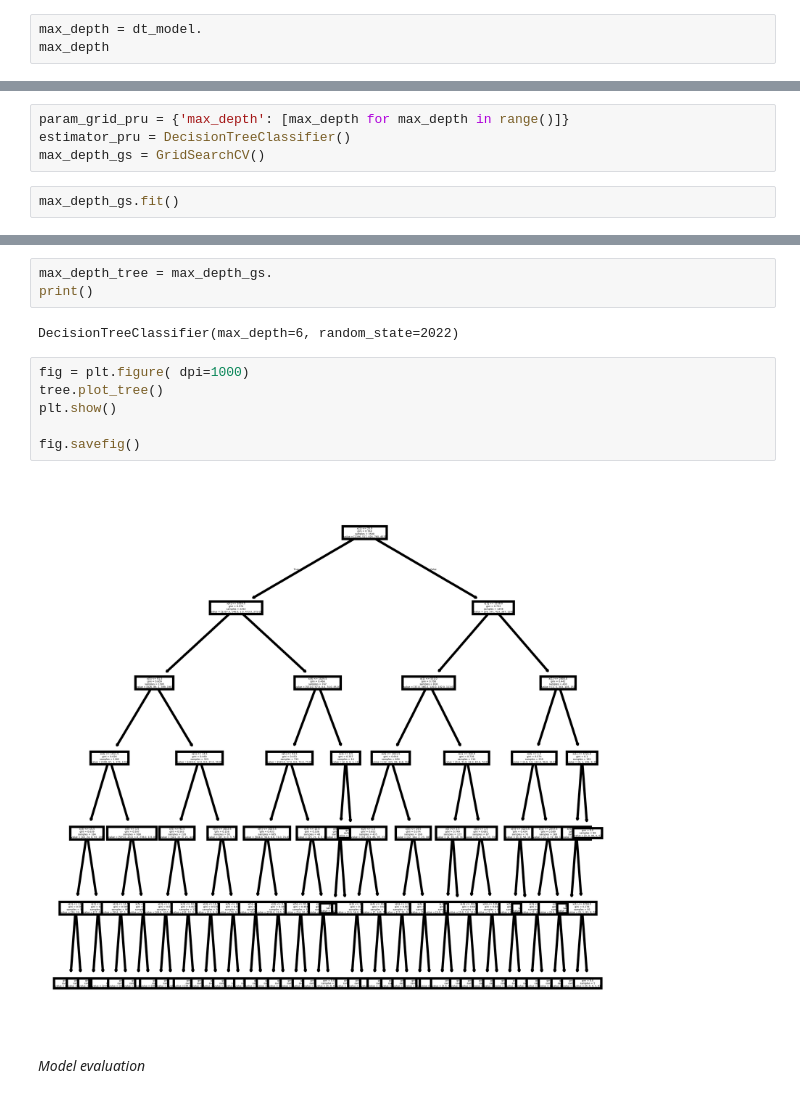
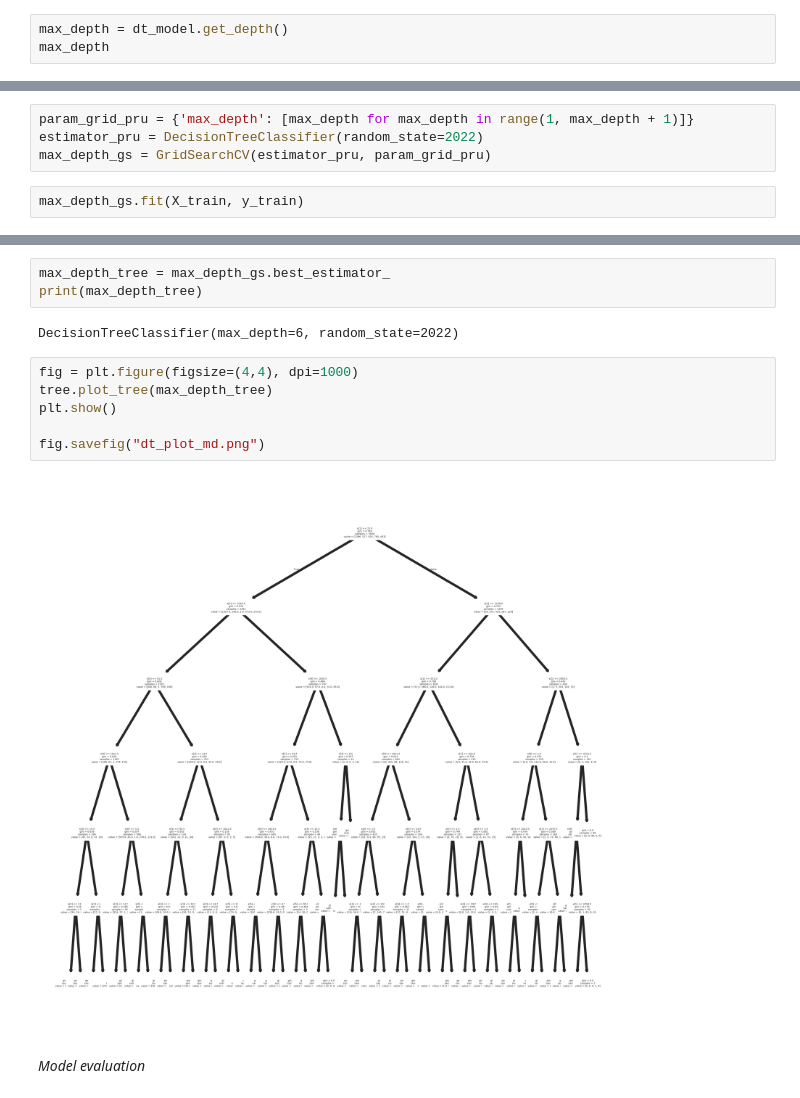
Before and after one commit to icsousa/DAA, a Jupyter notebook: 05/daa_pl_5_II-DT.ipynb, the cells around one changed output, grey strips where cells are left out. Saved outputs shown, nothing was run; the diff lists cells and outputs as text.

```diff
--- a/05/daa_pl_5_II-DT.ipynb
+++ b/05/daa_pl_5_II-DT.ipynb
@@ -294,18 +287,18 @@ plt.show()
 # %% [markdown]
 *Tree max depth*
 # %%
-max_depth = dt_model.
+max_depth = dt_model.get_depth()
 max_depth
 # %% [output]
 24
 # %% [markdown]
 *Pré-pruning: **max_depth***
 # %%
-param_grid_pru = {'max_depth': [max_depth for max_depth in range()]}
-estimator_pru = DecisionTreeClassifier()
-max_depth_gs = GridSearchCV()
+param_grid_pru = {'max_depth': [max_depth for max_depth in range(1, max_depth + 1)]}
+estimator_pru = DecisionTreeClassifier(random_state=2022)
+max_depth_gs = GridSearchCV(estimator_pru, param_grid_pru)
 # %%
-max_depth_gs.fit()
+max_depth_gs.fit(X_train, y_train)
 # %% [output]
 GridSearchCV(estimator=DecisionTreeClassifier(random_state=2022),
              param_grid={'max_depth': [1, 2, 3, 4, 5, 6, 7, 8, 9, 10, 11, 12,
@@ -318,18 +311,18 @@ max_depth_gs.
 # %% [output]
 {'max_depth': 6}
 # %%
-max_depth_tree = max_depth_gs.
-print()
+max_depth_tree = max_depth_gs.best_estimator_
+print(max_depth_tree)
 # %% [output]
 DecisionTreeClassifier(max_depth=6, random_state=2022)
 # %%
-fig = plt.figure( dpi=1000)
-tree.plot_tree()
+fig = plt.figure(figsize=(4,4), dpi=1000)
+tree.plot_tree(max_depth_tree)
 plt.show()
 
-fig.savefig()
+fig.savefig("dt_plot_md.png")
 # %% [output]
-[figure, old version]
+[figure, new version]
 # %% [markdown]
 *Model evaluation*
 # %%
```
Also changed, not shown: parts of 48 cells of this notebook, 4 other files.
